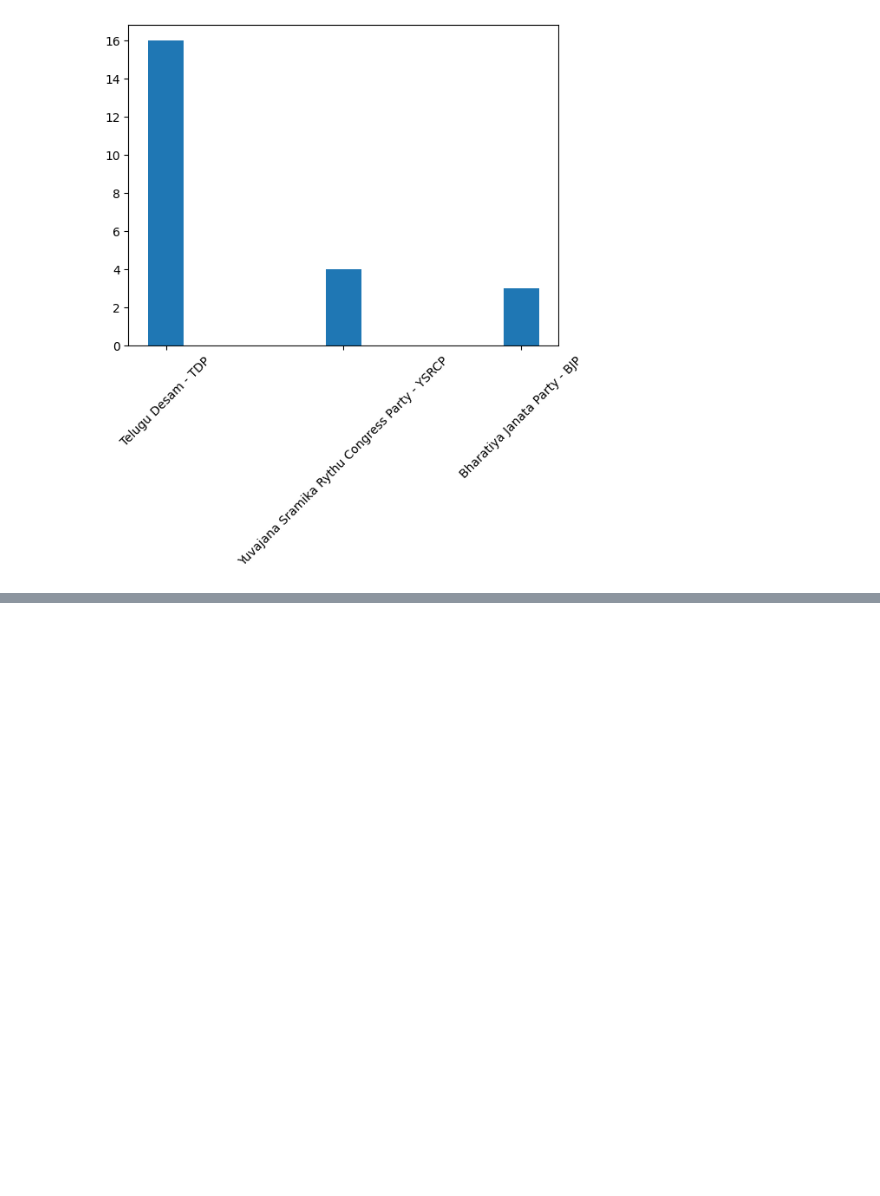
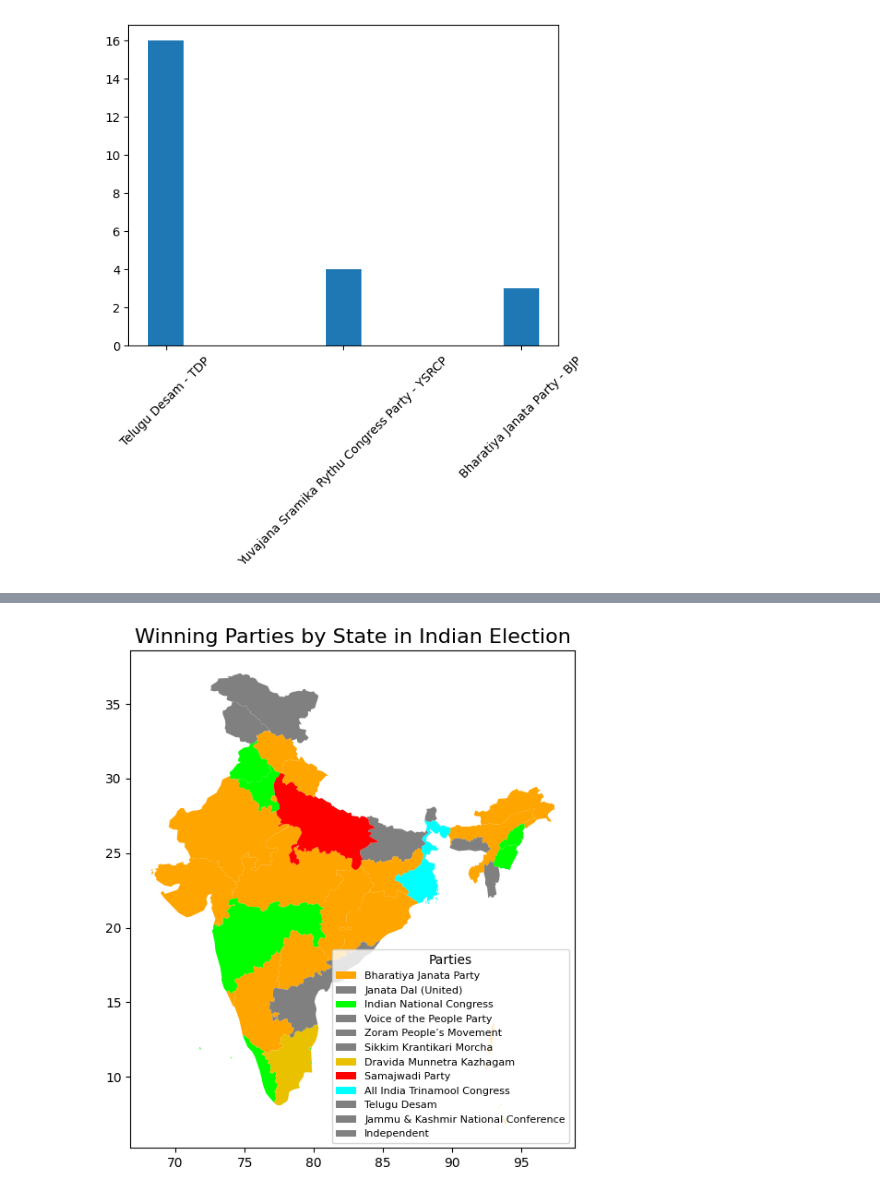
Before and after one commit to Vid2714/2024-Indian-G-Elections-Scraper, a Jupyter notebook: general-results.ipynb, the cells around one changed output, grey strips where cells are left out. Cells and saved outputs as stored; diff of their text form; code cells hidden in the pictures; blank space fills up the shorter version.

```diff
--- a/general-results.ipynb
+++ b/general-results.ipynb
@@ -253,0 +266,8 @@ plotPartiesStateWise("Andhra Pradesh")
+# %%
+import geopandas as gpd
+
+india_map = gpd.read_file("C:/Users/marve/Documents/GitHub/2024-Indian-G-Elections-Scraper/Maps_with_python-master/india-polygon.shp")
+
+election_data = prepare_election_data(state_results)
+
+election_data
@@ -253,0 +292,53 @@ plotPartiesStateWise("Andhra Pradesh")
+# %%
+winning_parties = list(set(election_data.values()))
+
+color_map = {
+    'Bharatiya Janata Party': '#FFA500',  # Saffron
+    'Indian National Congress': '#00FF00',  # Green
+    'All India Trinamool Congress': '#00FFFF',  # Cyan
+    'Samajwadi Party': '#FF0000',  # Red
+    'Dravida Munnetra Kazhagam': '#E9C100'  # Yellow
+}
+# %%
+import matplotlib.patches as mpatches
+# Create a mapping dictionary to standardize names
+name_mapping = {
+    'Andaman and Nicobar Islands': 'Andaman & Nicobar Islands',
+    'Dadra and Nagar Haveli': 'Dadra & Nagar Haveli and Daman & Diu',
+    'Daman and Diu': 'Dadra & Nagar Haveli and Daman & Diu',
+    'Delhi': 'NCT OF Delhi',
+    # Add any other necessary mappings
+}
+
+# Apply the mapping to the shapefile
+india_map['st_nm'] = india_map['st_nm'].map(lambda x: name_mapping.get(x, x))
+
+# For Dadra & Nagar Haveli and Daman & Diu, we need to handle it specially
+# as it's two separate entities in the shapefile but one in the election data
+dnhdd_party = election_data['Dadra & Nagar Haveli and Daman & Diu']
+
+# Add the election data to the GeoDataFrame
+india_map['Winning_Party'] = india_map['st_nm'].map(election_data)
+
+# Add the color information to the GeoDataFrame
+india_map['Party_Color'] = india_map['Winning_Party'].apply(lambda x: color_map.get(x,'#808080'))
+
+# Handle the special case for Dadra & Nagar Haveli and Daman & Diu
+india_map.loc[india_map['st_nm'] == 'Dadra & Nagar Haveli and Daman & Diu', 'Winning_Party'] = dnhdd_party
+
+# Plot the map
+fig, ax = plt.subplots(figsize=(7,7))
+india_map.plot(column='Winning_Party', ax=ax, legend=True,color=india_map['Party_Color'])
+
+# Create a custom legend
+unique_parties = india_map['Winning_Party'].unique()
+legend_elements = [plt.Rectangle((0,0),1,1, facecolor=color_map.get(party, '#808080'), edgecolor='none') for party in unique_parties]
+
+# Add the legend to the plot
+plt.legend(legend_elements, unique_parties, title='Parties',
+           loc='lower right',prop={'size': 8})
+
+plt.title('Winning Parties by State in Indian Election', fontsize=16)
+plt.show()
+# %% [output]
+[figure, added]
```
Also changed, not shown: parts of 6 cells of this notebook.
